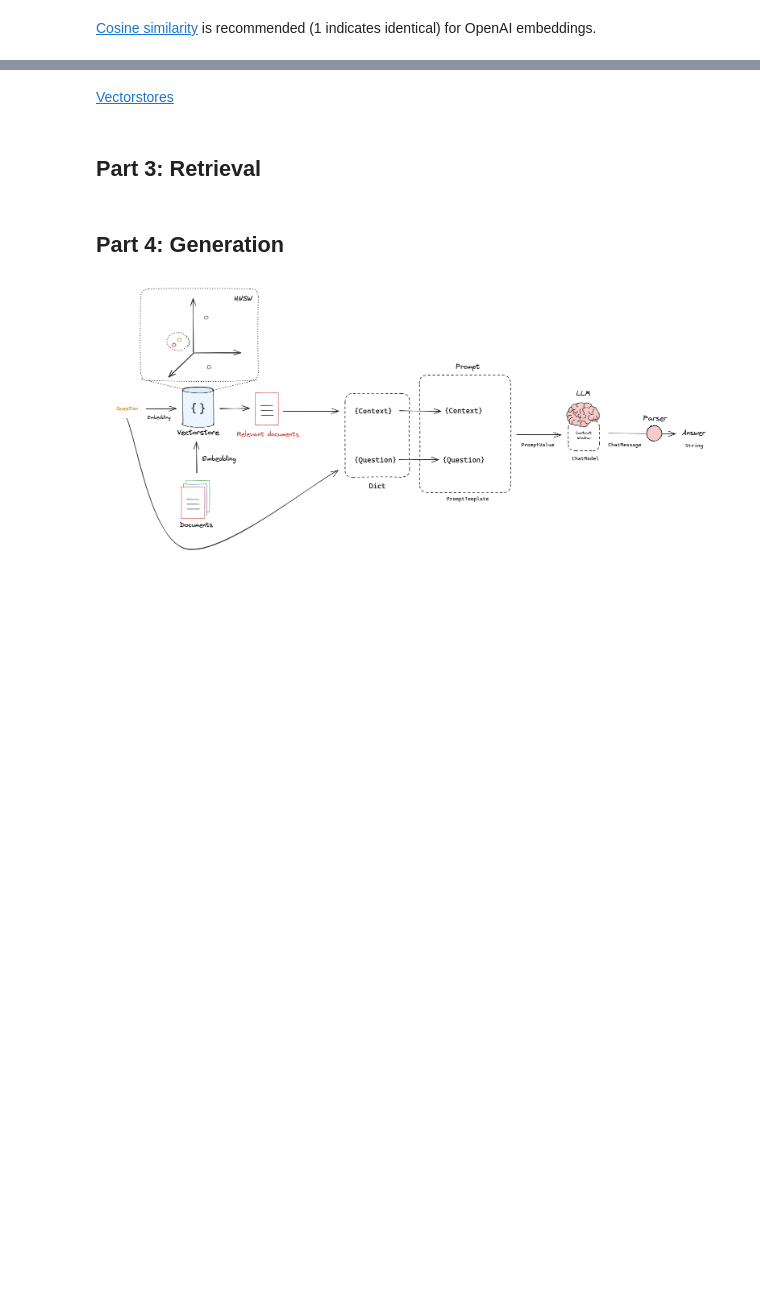
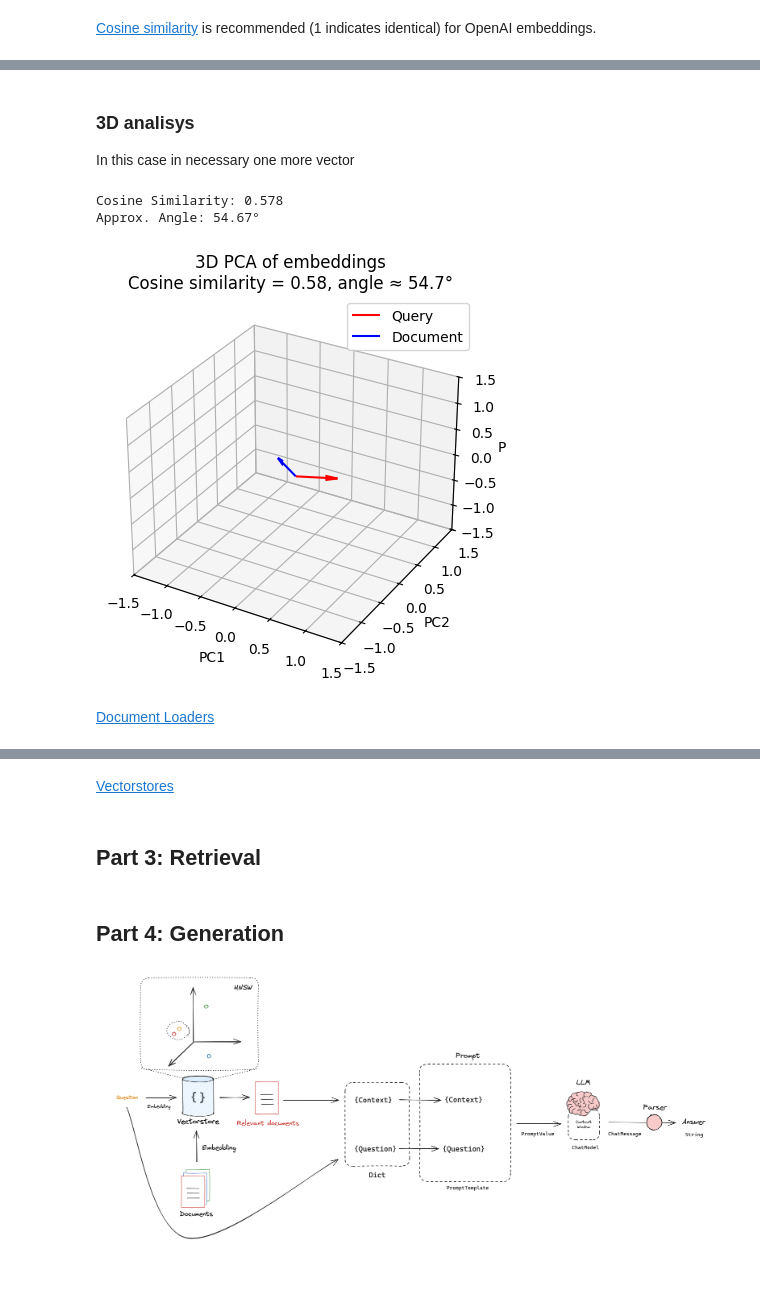
Before and after one commit to gil-son/llm-engineering-lab, a Jupyter notebook: notebooks/04-RAG/rag_from_scratch_1_to_4.ipynb, the cells around one changed output, grey strips where cells are left out. Drawn from its saved outputs; the diff is of its cells as text; code cells hidden in the pictures; blank space fills up the shorter version.

```diff
--- a/notebooks/04-RAG/rag_from_scratch_1_to_4.ipynb
+++ b/notebooks/04-RAG/rag_from_scratch_1_to_4.ipynb
@@ -362,0 +468,51 @@ blog_docs = loader.load()
+# %% [markdown]
+### 3D analisys
+
+In this case in necessary one more vector
+# %%
+import numpy as np
+import matplotlib.pyplot as plt
+from sklearn.decomposition import PCA
+from mpl_toolkits.mplot3d import Axes3D
+
+# Put all embeddings together into array
+X = np.array([query_result, document_result, new_doc_result])
+
+# Reduce to 3D with PCA
+pca = PCA(n_components=3)
+X_3d = pca.fit_transform(X)
+
+# Cosine similarity
+def cosine_similarity(vec1, vec2):
+    return np.dot(vec1, vec2) / (np.linalg.norm(vec1) * np.linalg.norm(vec2))
+
+cos_sim = cosine_similarity(query_result, document_result)
+angle = np.degrees(np.arccos(cos_sim))
+
+print(f"Cosine Similarity: {cos_sim:.3f}")
+print(f"Approx. Angle: {angle:.2f}°")
+
+# 3D Plot
+fig = plt.figure()
+ax = fig.add_subplot(111, projection='3d')
+
+# Plot vectors as arrows from origin
+ax.quiver(0,0,0, X_3d[0,0], X_3d[0,1], X_3d[0,2], color='r', label='Query')
+ax.quiver(0,0,0, X_3d[1,0], X_3d[1,1], X_3d[1,2], color='b', label='Document')
+
+ax.set_xlim([-1.5, 1.5])
+ax.set_ylim([-1.5, 1.5])
+ax.set_zlim([-1.5, 1.5])
+ax.set_xlabel('PC1')
+ax.set_ylabel('PC2')
+ax.set_zlabel('PC3')
+ax.legend()
+ax.set_title(f"3D PCA of embeddings\nCosine similarity = {cos_sim:.2f}, angle ≈ {angle:.1f}°")
+
+plt.show()
+# %% [output]
+Cosine Similarity: 0.578
+Approx. Angle: 54.67°
+[figure, added]
+# %% [markdown]
+[Document Loaders](https://python.langchain.com/docs/integrations/document_loaders/)
```
Also changed, not shown: parts of 17 cells of this notebook.
